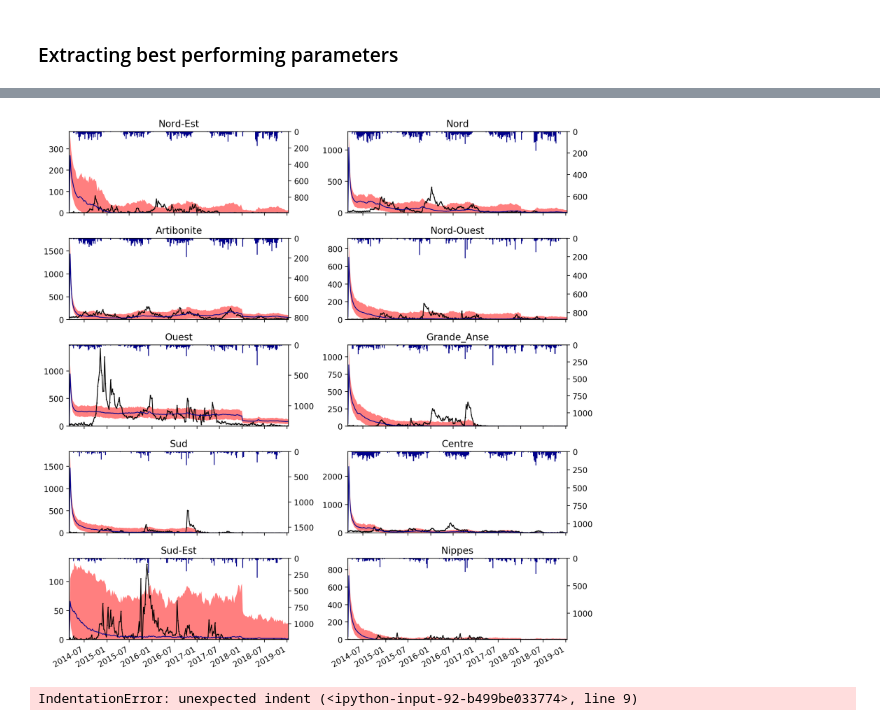
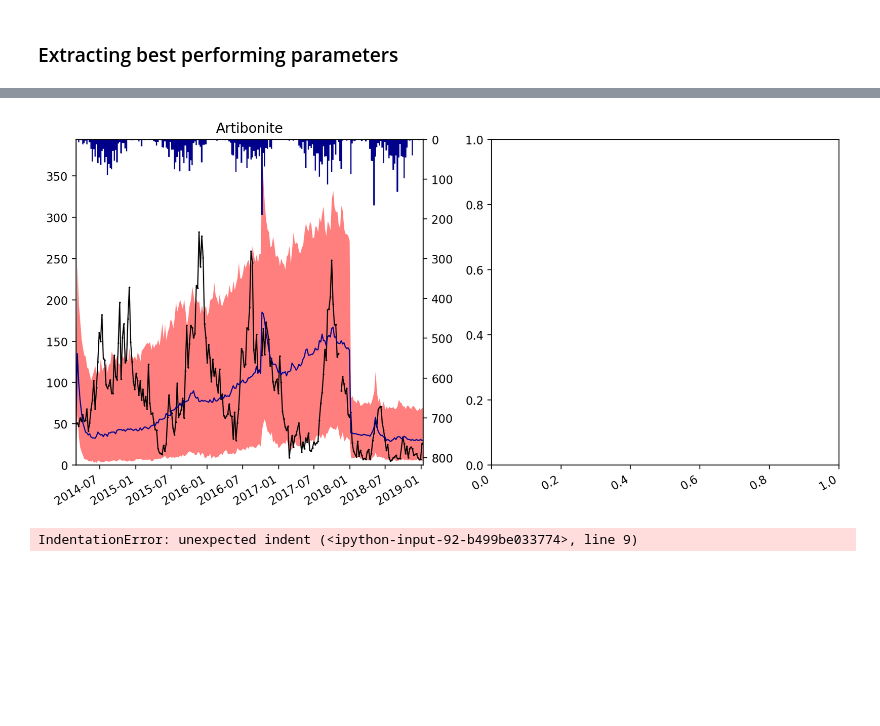
Before and after one commit to jcblemai/haiti-mass-ocv-campaign, a Jupyter notebook: forecast.ipynb, the cells around one changed output, grey strips where cells are left out. Drawn from its saved outputs; the diff is of its cells as text; code cells hidden in the pictures; blank space fills up the shorter version.

```diff
--- a/forecast.ipynb
+++ b/forecast.ipynb
@@ -17,7 +17,7 @@ import warnings
 from rpy2.rinterface import RRuntimeWarning
 warnings.filterwarnings("ignore", category=RRuntimeWarning)
 
-output_dir = 'output_15-05-long/'
+output_dir = 'output_15-28-cdc/'
 
 dept_avail = os.listdir(output_dir)
 
@@ -202,29 +169,29 @@ params_disp
 # %%
 ti = input_parameters['t_start']
 tf = input_parameters['t_end']
 #tf = t_for
 
-fig, axes = plt.subplots((len(dept_avail))//2, 2, figsize=(10,10), squeeze = True, dpi = 200);
+fig, axes = plt.subplots((len(dept_avail))//2+1, 2, figsize=(10,5), squeeze = True, dpi = 200);
 fig.patch.set_facecolor('white')
 axes = axes.flatten();
 for i, dp in enumerate(dept_avail):
 
     axt =  axes[i].twinx()
     axes[i].plot(cases[dp][t_start:][ti:tf], marker='.', linestyle='-',color='k', linewidth=1, markersize=1 )
     axes[i].fill_between(all_data[dp]['cases']['q05'][ti:tf].index, all_data[dp]['cases']['q05'][ti:tf], all_data[dp]['cases']['q95'][ti:tf], alpha = .5, color = 'red', linewidth = 0)
     axes[i].plot(all_data[dp]['cases']['q50'][ti:tf], alpha = 1,linestyle='-', linewidth = 1, color = 'darkblue')
     axt.bar(pd.date_range(ti,tf, freq='W-SAT').date, rain[dp].resample('W-SAT').sum()[ti:tf], label = r'Rainfall', color = 'darkblue', width=7, alpha = 1)
 
     axes[i].set_title(dp)
     axes[i].set_ylim(0)
     axt.set_ylim(4*max(rain[dp].resample('W-SAT').sum()[t_start:t_for]),0) # check if only reverse y
     axes[i].set_xlim(ti, tf)
     #axes[i].legend()
 
 fig.autofmt_xdate()
 fig.tight_layout()
 # %% [output]
-[figure, old version]
+[figure, new version]
 # %%
 ti = input_parameters['t_start']
 tf = input_parameters['t_end']
```
Also changed, not shown: parts of 5 cells of this notebook, 4 other files.
